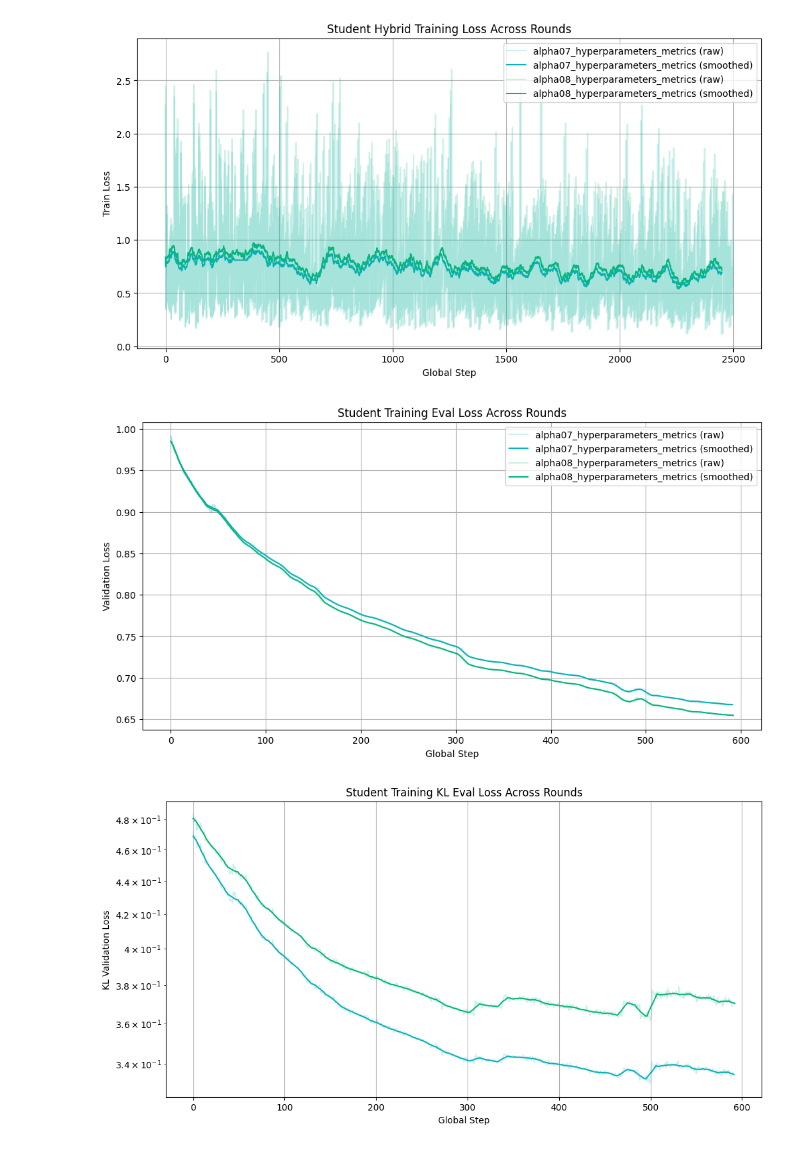
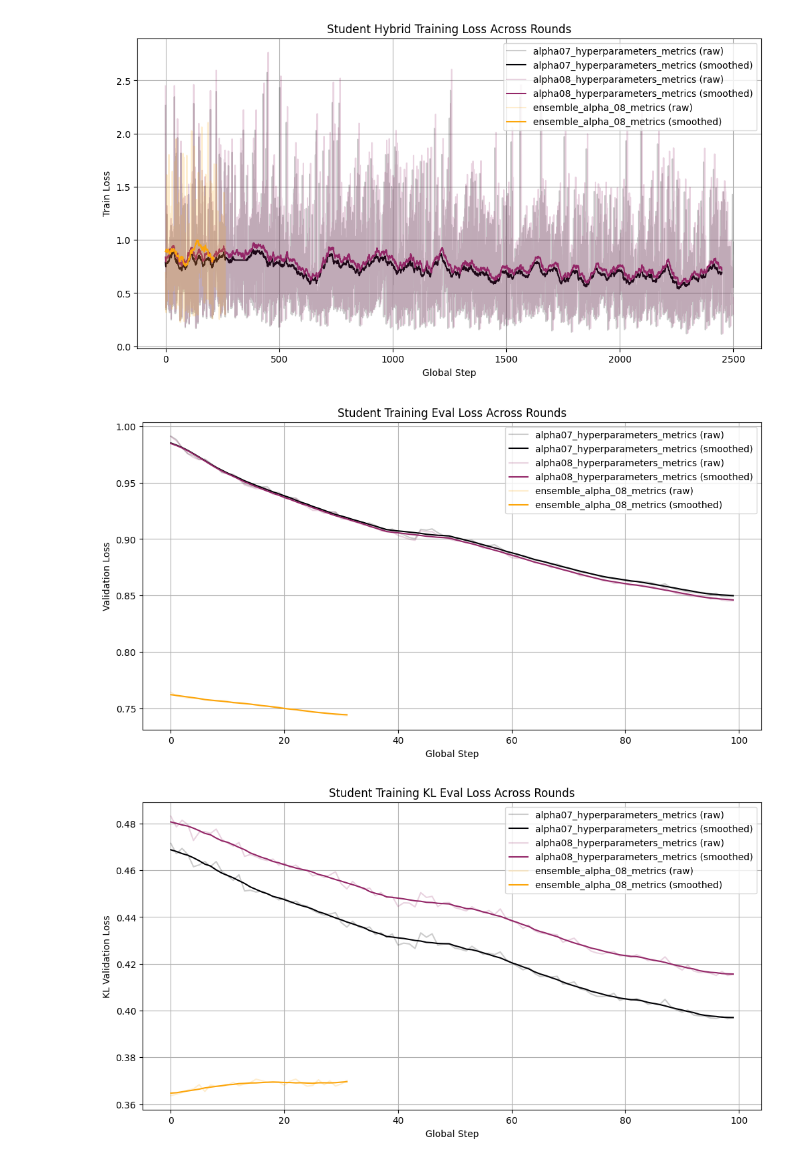
Before and after one commit to r-three/SLMensembles, a Jupyter notebook: SLM_ensembles.ipynb, the cells around one changed output. Saved outputs shown, nothing was run; the diff lists cells and outputs as text; code cells hidden in the pictures.

```diff
--- a/SLM_ensembles.ipynb
+++ b/SLM_ensembles.ipynb
@@ -15,8 +15,12 @@ load_all = True
 csv_log_dir = "/home/klambert/projects/aip-craffel/klambert/SLMensembles/csv_logs"
 subdirs = ["22-07-2025", "30-07-2025"]
 filenames = ["alpha08_hyperparameters_metrics", "alpha07_hyperparameters_metrics", "ensemble_alpha_08_metrics"]
-exclude = []
-
+exclude = [
+    "seeed_40_metrics",
+    "seeed_32_metrics",
+    "seeed_20_metrics",
+    "seeed_36_metrics",
+]
 all_dfs = []
 
 for i in range(len(subdirs)):
@@ -53,0 +51,13 @@ color_map = {
+# %%
+sources = combined_df["source"].unique()
+
+cmap = plt.get_cmap('inferno')
+
+color_map = {source: cmap(0.8 * i / max(1, len(sources) - 1)) for i, source in enumerate(sources)}
+
+color_map["default"] = "black"
+
+print("Generated color map:")
+for source, color in color_map.items():
+    if source != "default":
+        print(f'    "{source}": "{color}",')
@@ -88,6 +103,7 @@ min_len = 2500
 
 filter_size = 51
 kernel = np.ones(filter_size) / filter_size
+
 
 if not side_by_side:
     # Display values on the x-axis only up to the minimum number of logged lines across files
@@ -101,6 +117,7 @@ if not side_by_side:
     plt.figure(figsize=(12, 6))
 
     for name, df in combined_df.groupby("source"):
+
         student_train_df = df[(df["role"] == "student") & (df["phase"] == "train") & (df["function"] == "compute_loss")]
 
         loss = student_train_df["train_loss"].to_numpy()[:min_len]
@@ -156,13 +173,13 @@ else:
     plt.tight_layout()
     plt.show()
 # %% [output]
-[figure, old version]
+[figure, new version]
 # %%
 # Student Training Eval Loss Across Rounds
 
 side_by_side = False
 x_min_loss = False  # Display values on the x-axis only up to the minimum number of logged lines across files
-min_len = 1000000
+min_len = 100
 
 filter_size = 11
 kernel = np.ones(filter_size) / filter_size
@@ -235,12 +252,12 @@ else:
     plt.tight_layout()
     plt.show()
 # %% [output]
-[figure, old version]
+[figure, new version]
 # %%
 # Student train loss (kl) over rounds
 side_by_side = False
 x_min_loss = False
-min_len = None
+min_len = 100
 
 filter_size = 11
 kernel = np.ones(filter_size) / filter_size
@@ -280,9 +297,9 @@ if not side_by_side:
     plt.title("Student Training KL Eval Loss Across Rounds")
     plt.xlabel("Global Step")
     plt.ylabel("KL Validation Loss")
-    # plt.legend()
+    plt.legend()
     plt.grid(True)
-    plt.yscale("log")
+    # plt.yscale("log")
     plt.show()
 else:
     num_files = len(dfs)
@@ -300,34 +317,34 @@ else:
             (df["phase"] == "eval") &
             (df["function"] == "evaluation_loop")
         ]
 
         loss = student_train_df["eval_kl_loss"].to_numpy()
         if len(loss) < filter_size:
             ax.set_title(f"{name} (too short)")
             ax.axis("off")
             continue
 
         smoothed = scipy.signal.fftconvolve(loss, kernel, mode="valid")
 
         color = color_map.get(name, color_map["default"])
         ax.plot(range(len(loss)), loss, alpha=0.3, label=f"Raw", color=color)
         ax.plot(range(len(smoothed)), smoothed, label=f"Smoothed", color=color)
 
         ax.set_title(f"KL Validation Loss: {name}")
         ax.set_xlabel("Global Step")
         ax.set_ylabel("KL Loss")
         ax.legend()
 
     # Hide any unused subplots
     for i in range(idx + 1, rows * cols):
         row, col = divmod(i, cols)
         axes[row][col].axis("off")
 
     plt.yscale("log")
     plt.tight_layout()
     plt.show()
 # %% [output]
-[figure, old version]
+[figure, new version]
 # %%
 # Student Training Eval Loss Across Rounds
 
```
Also changed, not shown: parts of 5 cells of this notebook.
